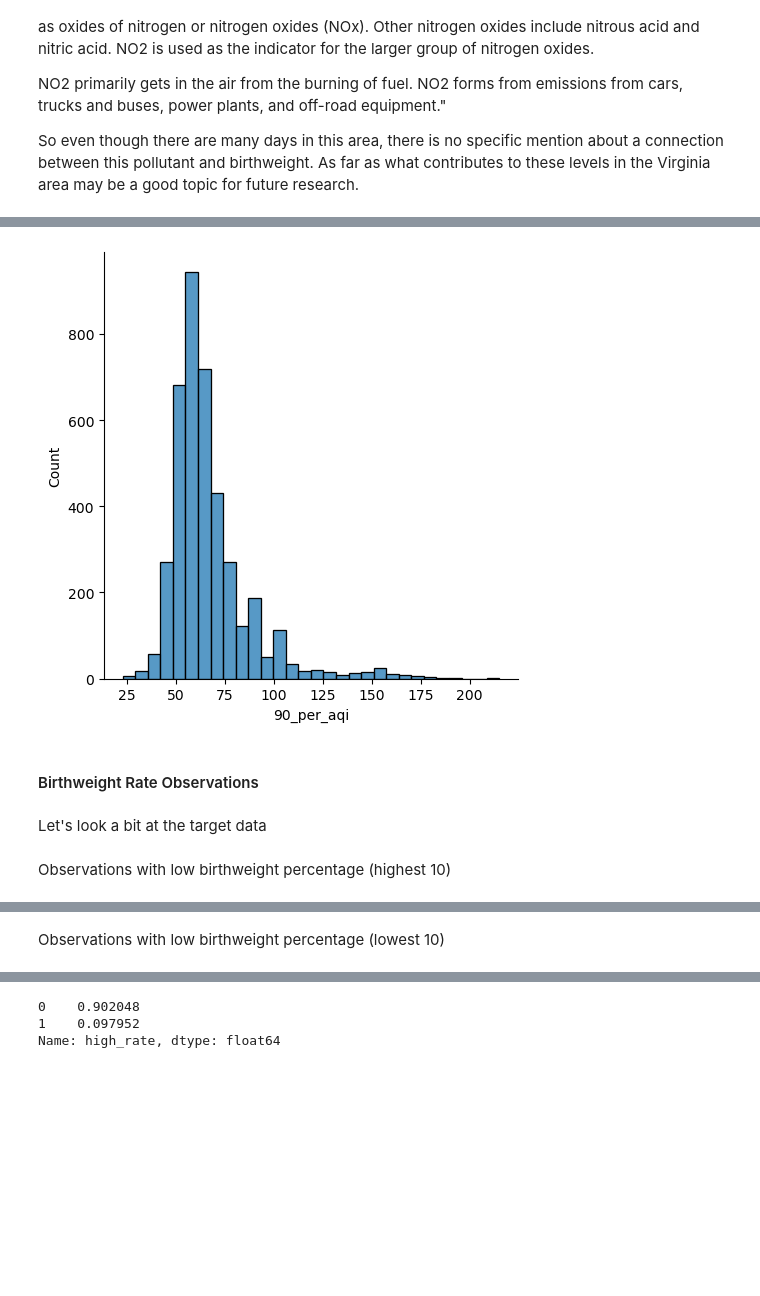
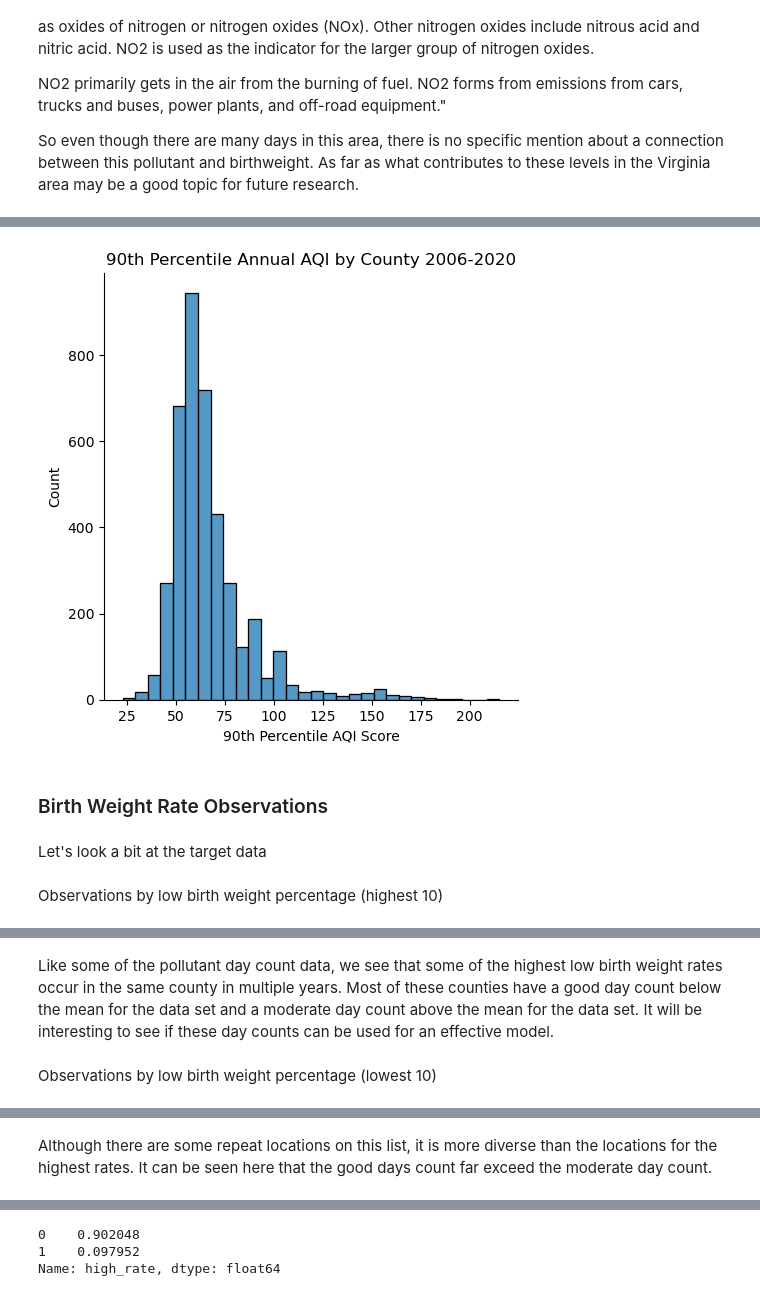
Before and after one commit to wdegraw93/low_birth_weight_vs_aqi_study, a Jupyter notebook: matt_eda.ipynb, the cells around one changed output, grey strips where cells are left out. Cells and saved outputs as stored; diff of their text form; code cells hidden in the pictures; blank space fills up the shorter version.

```diff
--- a/matt_eda.ipynb
+++ b/matt_eda.ipynb
@@ -306,16 +324,17 @@ sns.displot(aqi,
 # %%
 sns.displot(aqi,
             x='90_per_aqi',
             kind='hist',
-            bins=30);
+            bins=30).set(xlabel='90th Percentile AQI Score',
+                         title='90th Percentile Annual AQI by County 2006-2020');
 # %% [output]
-[figure, old version]
+[figure, new version]
 # %% [markdown]
-#### Birthweight Rate Observations
+### Birth Weight Rate Observations
 # %% [markdown]
 Let's look a bit at the target data
 # %% [markdown]
-Observations with low birthweight percentage (highest 10)
+Observations by low birth weight percentage (highest 10)
 # %%
 aqi.sort_values(by='pct_low', ascending=False).head(10)
 # %% [output]
@@ -331,8 +350,10 @@ aqi.sort_values(by='pct_low', ascending=False).head(10)
 | 2153 | mississippi | hinds | 2015 | 365 | 217 | 148 | 0 | 0 | 0 | ... |
 | 3938 | virginia | hampton city | 2013 | 359 | 313 | 44 | 2 | 0 | 0 | ... |
 10 rows × 26 columns
+# %% [markdown]
+Like some of the pollutant day count data, we see that some of the highest low birth weight rates occur in the same county in multiple years.  Most of these counties have a good day count below the mean for the data set and a moderate day count above the mean for the data set.  It will be interesting to see if these day counts can be used for an effective model.
 # %% [markdown]
-Observations with low birthweight percentage (lowest 10)
+Observations by low birth weight percentage (lowest 10)
 # %%
 aqi.sort_values(by='pct_low', ascending=True).head(10)
 # %% [output]
@@ -348,6 +369,8 @@ aqi.sort_values(by='pct_low', ascending=True).head(10)
 | 2649 | ohio | medina | 2017 | 364 | 292 | 72 | 0 | 0 | 0 | ... |
 | 1478 | pennsylvania | centre | 2019 | 365 | 267 | 98 | 0 | 0 | 0 | ... |
 10 rows × 26 columns
+# %% [markdown]
+Although there are some repeat locations on this list, it is more diverse than the locations for the highest rates.  It can be seen here that the good days count far exceed the moderate day count.
 # %%
 sns.displot(aqi,
             x='pct_low',
```
Also changed, not shown: parts of 23 cells of this notebook.
